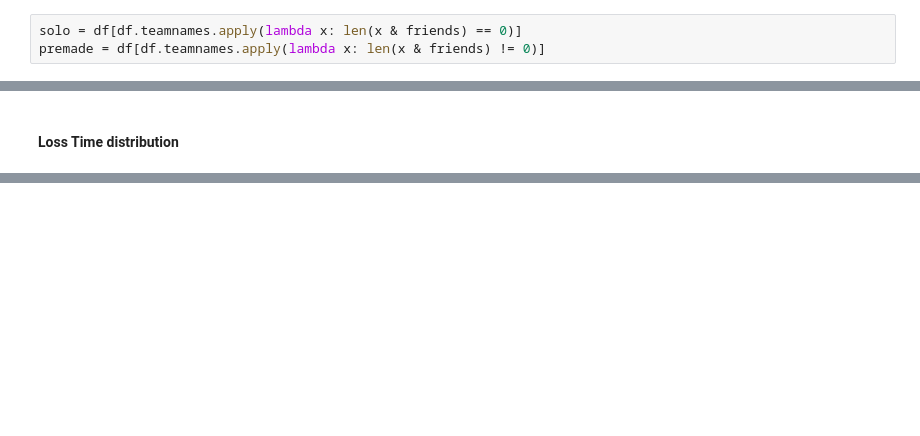
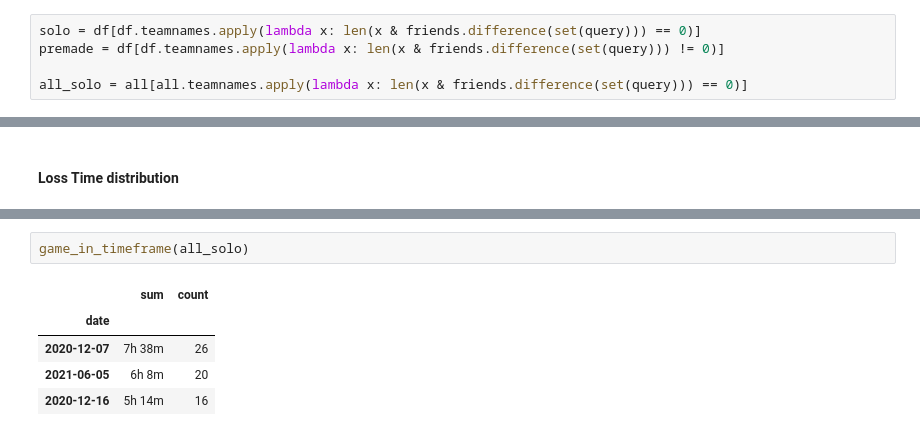
Before and after one commit to RALEx147/league, a Jupyter notebook: league.ipynb, the cells around one changed output, grey strips where cells are left out. Saved outputs shown, nothing was run; the diff lists cells and outputs as text; blank space fills up the shorter version.

```diff
--- a/league.ipynb
+++ b/league.ipynb
@@ -61,5 +110,7 @@ len(df)
 # %%
-solo = df[df.teamnames.apply(lambda x: len(x & friends) == 0)]
-premade = df[df.teamnames.apply(lambda x: len(x & friends) != 0)]
+solo = df[df.teamnames.apply(lambda x: len(x & friends.difference(set(query))) == 0)]
+premade = df[df.teamnames.apply(lambda x: len(x & friends.difference(set(query))) != 0)]
+
+all_solo = all[all.teamnames.apply(lambda x: len(x & friends.difference(set(query))) == 0)]
 # %%
 wr(df)
@@ -105,0 +270,8 @@ wr(df[df.teamcomp.apply(lambda x: "Zed" in x)])
+# %%
+game_in_timeframe(all_solo)
+# %% [output]
+|  | sum | count |
+| date |  |  |
+| 2020-12-07 | 7h 38m | 26 |
+| 2021-06-05 | 6h 8m | 20 |
+| 2020-12-16 | 5h 14m | 16 |
```
Also changed, not shown: parts of 45 cells of this notebook, 3 other files.
